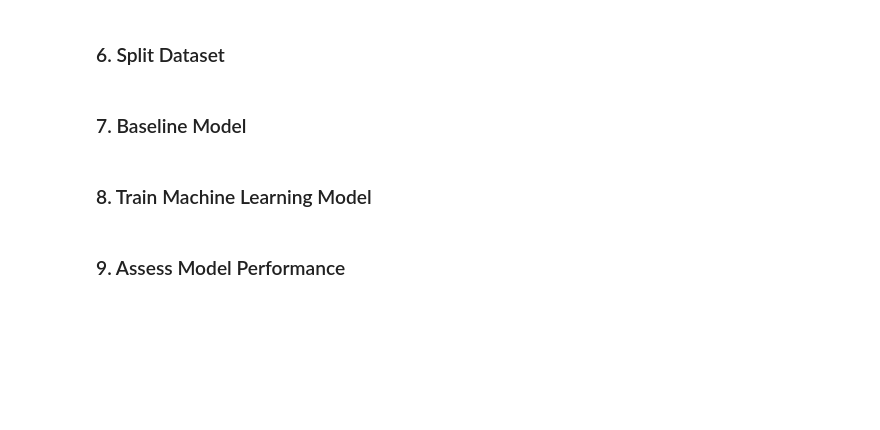
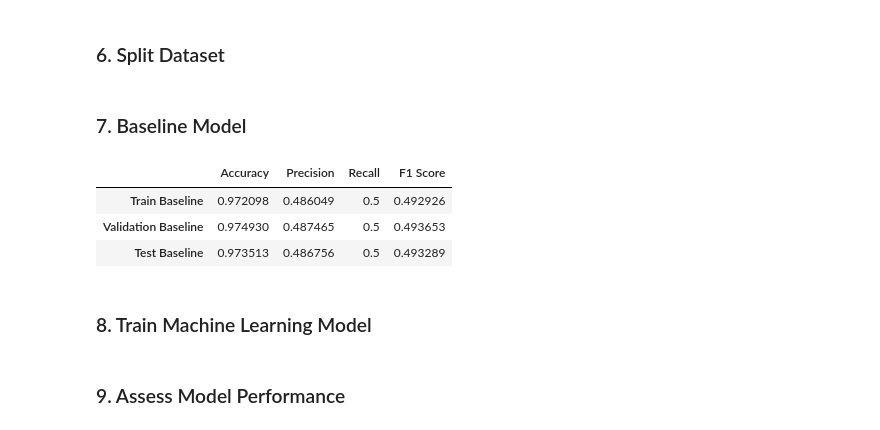
Before and after one commit to smonto43/UTS_MDSI, a Jupyter notebook: 36106MLAA/Assigment2/MLAA_Notebook_Template.ipynb, the cells around one changed output. Drawn from its saved outputs; the diff is of its cells as text; code cells hidden in the pictures; blank space fills up the shorter version.

```diff
--- a/36106MLAA/Assigment2/MLAA_Notebook_Template.ipynb
+++ b/36106MLAA/Assigment2/MLAA_Notebook_Template.ipynb
@@ -67,3 +181,38 @@ test_perf =
+# %%
+train_mode = statistics.mode(y_train)
+# %%
+y_central_train = np.full(y_train.shape, train_mode)
+y_central_val = np.full(y_val.shape, train_mode)
+y_central_test = np.full(y_test.shape, train_mode)
+# %%
+accuracy_train_baseline = accuracy_score(y_train, y_central_train)
+precision_train_baseline = precision_score(y_train, y_central_train, average='macro', zero_division=0)
+recall_train_baseline = recall_score(y_train, y_central_train, average='macro')
+f1_train_baseline = f1_score(y_train, y_central_train, average='macro')
+
+accuracy_val_baseline = accuracy_score(y_val, y_central_val)
+precision_val_baseline = precision_score(y_val, y_central_val, average='macro', zero_division=0)
+recall_val_baseline = recall_score(y_val, y_central_val, average='macro')
+f1_val_baseline = f1_score(y_val, y_central_val, average='macro')
+
+accuracy_test_baseline = accuracy_score(y_test, y_central_test)
+precision_test_baseline = precision_score(y_test, y_central_test, average='macro', zero_division=0)
+recall_test_baseline = recall_score(y_test, y_central_test, average='macro')
+f1_test_baseline = f1_score(y_test, y_central_test, average='macro')
+# %%
+metrics_df = pd.DataFrame({
+    'Accuracy': [accuracy_train_baseline, accuracy_val_baseline, accuracy_test_baseline],
+    'Precision': [precision_train_baseline, precision_val_baseline, precision_test_baseline],
+    'Recall': [recall_train_baseline, recall_val_baseline, recall_test_baseline],
+    'F1 Score': [f1_train_baseline, f1_val_baseline, f1_test_baseline]
+}, index=['Train Baseline', 'Validation Baseline', 'Test Baseline'])
+# %%
+metrics_df
+# %% [output]
+|  | Accuracy | Precision | Recall | F1 Score |
+| Train Baseline | 0.972098 | 0.486049 | 0.5 | 0.492926 |
+| Validation Baseline | 0.974930 | 0.487465 | 0.5 | 0.493653 |
+| Test Baseline | 0.973513 | 0.486756 | 0.5 | 0.493289 |
 # %% [markdown]
 ### 8. Train Machine Learning Model
 # %%
```
Also changed, not shown: parts of 26 cells of this notebook.
